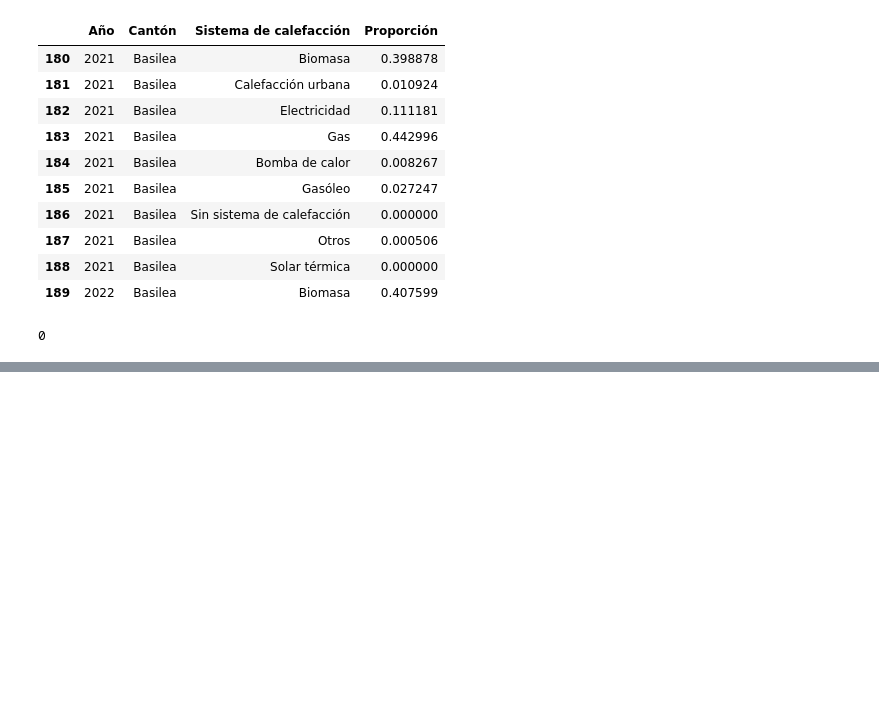
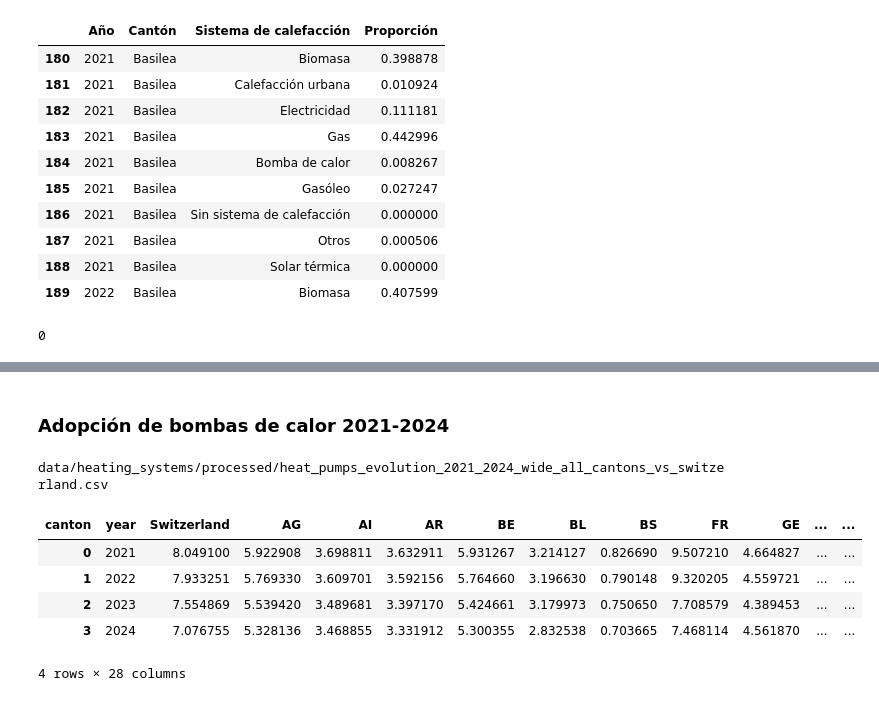
Before and after one commit to franchi2412/visualizaciones-practica, a Jupyter notebook: practica.ipynb, the cells around one changed output, grey strips where cells are left out. Cells and saved outputs as stored; diff of their text form; code cells hidden in the pictures; blank space fills up the shorter version.

```diff
--- a/practica.ipynb
+++ b/practica.ipynb
@@ -1123,0 +1385,73 @@ df_flourish["Sistema de calefacción"].isna().sum()
+# %% [markdown]
+### Adopción de bombas de calor 2021-2024
+# %%
+# ======================================
+# 1) Cargar datos tidy
+# ======================================
+IN_PATH = (
+    "data/heating_systems/processed/"
+    "heating_systems_by_canton_year_tidy_with_switzerland.csv"
+)
+df = pd.read_csv(IN_PATH)
+
+# ======================================
+# 2) Filtrar:
+#    - Heat pump (EN)
+#    - Últimos 4 años
+# ======================================
+df_hp = df[
+    (df["heating_system"] == "Heat pump") &
+    (df["year"].between(2021, 2024))
+].copy()
+
+# ======================================
+# 3) Convertir a porcentaje
+# ======================================
+df_hp["value_pct"] = df_hp["share"] * 100
+
+# ======================================
+# 4) Pivotar a FORMATO ANCHO
+#    (una columna por territorio)
+# ======================================
+wide_df = (
+    df_hp
+    .pivot_table(
+        index="year",
+        columns="canton",
+        values="value_pct",
+        aggfunc="sum"
+    )
+    .reset_index()
+)
+
+# ======================================
+# 5) (Opcional) Ordenar columnas:
+#    Switzerland primero, luego cantones
+# ======================================
+cols = wide_df.columns.tolist()
+ordered_cols = (
+    ["year", "Switzerland"] +
+    sorted([c for c in cols if c not in ["year", "Switzerland"]])
+)
+wide_df = wide_df[ordered_cols]
+
+# ======================================
+# 6) Exportar CSV para Flourish
+# ======================================
+OUT_PATH = (
+    "data/heating_systems/processed/"
+    "heat_pumps_evolution_2021_2024_wide_all_cantons_vs_switzerland.csv"
+)
+wide_df.to_csv(OUT_PATH, index=False)
+
+print(OUT_PATH)
+
+wide_df
+# %% [output]
+data/heating_systems/processed/heat_pumps_evolution_2021_2024_wide_all_cantons_vs_switzerland.csv
+| canton | year | Switzerland | AG | AI | AR | BE | BL | BS | FR | GE | ... | ... |
+| 0 | 2021 | 8.049100 | 5.922908 | 3.698811 | 3.632911 | 5.931267 | 3.214127 | 0.826690 | 9.507210 | 4.664827 | ... | ... |
+| 1 | 2022 | 7.933251 | 5.769330 | 3.609701 | 3.592156 | 5.764660 | 3.196630 | 0.790148 | 9.320205 | 4.559721 | ... | ... |
+| 2 | 2023 | 7.554869 | 5.539420 | 3.489681 | 3.397170 | 5.424661 | 3.179973 | 0.750650 | 7.708579 | 4.389453 | ... | ... |
+| 3 | 2024 | 7.076755 | 5.328136 | 3.468855 | 3.331912 | 5.300355 | 2.832538 | 0.703665 | 7.468114 | 4.561870 | ... | ... |
+4 rows × 28 columns
```
Also changed, not shown: parts of 7 cells of this notebook, 15 other files.
